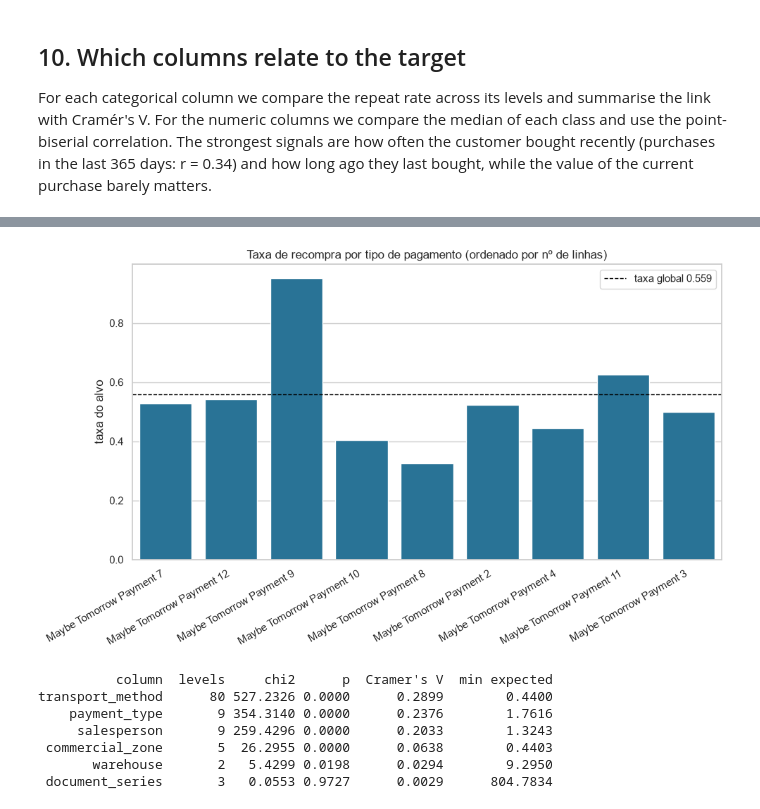
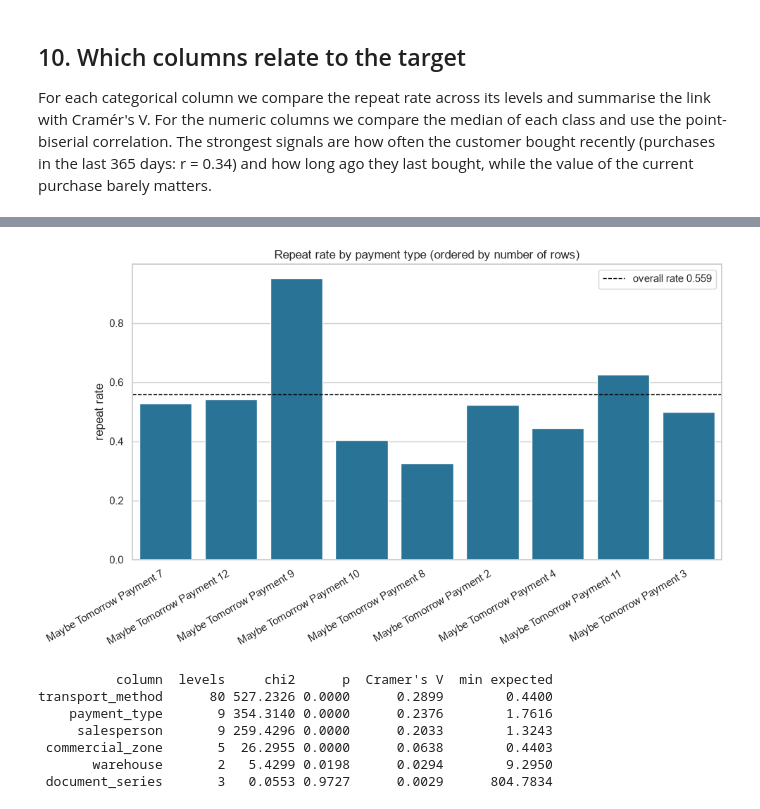
Before and after one commit to josebrites16/ML_project_2026-copia, a Jupyter notebook: notebooks/01_eda.ipynb, the cells around one changed output, grey strips where cells are left out. Saved outputs shown, nothing was run; the diff lists cells and outputs as text; code cells hidden in the pictures.

```diff
--- a/notebooks/01_eda.ipynb
+++ b/notebooks/01_eda.ipynb
@@ -563,18 +563,18 @@ Ctrl Z Series 1    1828         0.561
 # %%
-payment = pd.DataFrame({"linhas": raw.groupby("payment_type").size(),
-                        "taxa do alvo": raw.groupby("payment_type")[target].mean()})
-payment = payment.sort_values("linhas", ascending=False).reset_index()
+payment = pd.DataFrame({"rows": raw.groupby("payment_type").size(),
+                        "repeat rate": raw.groupby("payment_type")[target].mean()})
+payment = payment.sort_values("rows", ascending=False).reset_index()
 
 fig, ax = plt.subplots(figsize=FIGSIZE)
-sns.barplot(payment, x="payment_type", y="taxa do alvo", color=PLOT_BLUE, ax=ax)
+sns.barplot(payment, x="payment_type", y="repeat rate", color=PLOT_BLUE, ax=ax)
 ax.axhline(base_rate, color="black", ls="--", lw=1,
-           label=f"taxa global {base_rate:.3f}")
-ax.set(xlabel="", ylabel="taxa do alvo",
-       title="Taxa de recompra por tipo de pagamento (ordenado por nº de linhas)")
+           label=f"overall rate {base_rate:.3f}")
+ax.set(xlabel="", ylabel="repeat rate",
+       title="Repeat rate by payment type (ordered by number of rows)")
 plt.setp(ax.get_xticklabels(), rotation=30, ha="right")
 ax.legend()
 plt.tight_layout()
 plt.show()
 # %% [output]
-[figure, old version]
+[figure, new version]
 # %%
```
Also changed, not shown: parts of 27 cells of this notebook, 3 other files.
